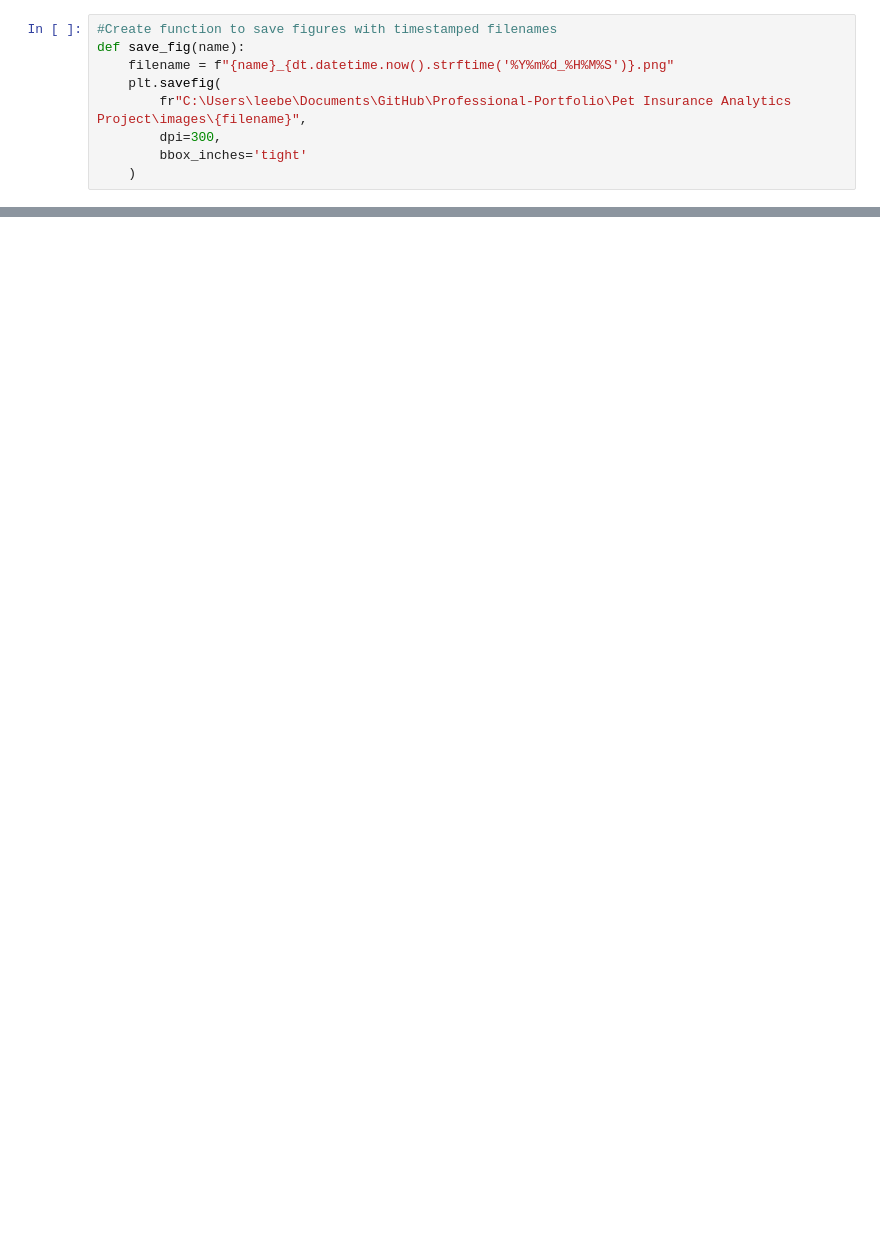
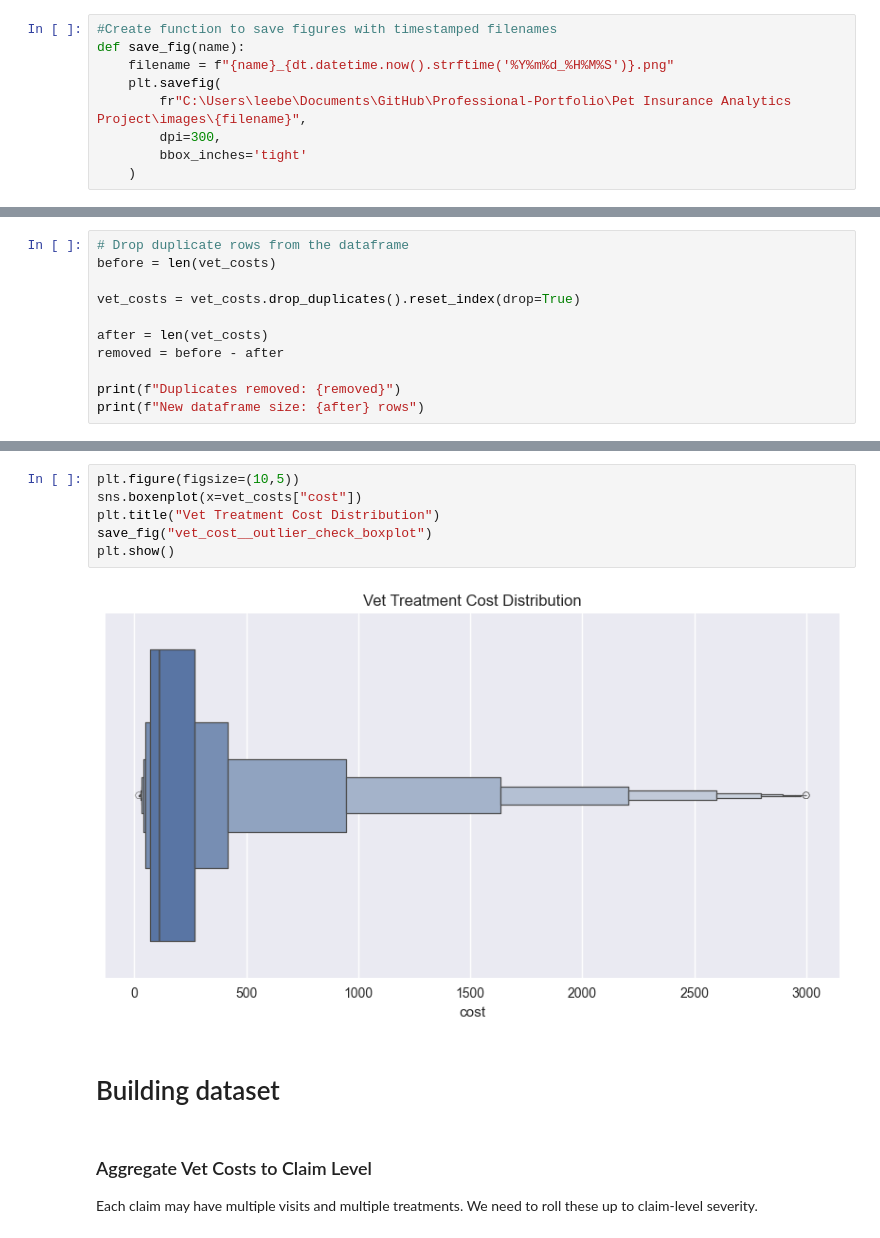
Before and after one commit to lee-grover-92/Professional-Portfolio, a Jupyter notebook: Pet Insurance Analytics Project/notebooks/claims_risk_modelling.ipynb, the cells around one changed output, grey strips where cells are left out. Saved outputs shown, nothing was run; the diff lists cells and outputs as text; blank space fills up the shorter version.

```diff
--- a/Pet Insurance Analytics Project/notebooks/claims_risk_modelling.ipynb
+++ b/Pet Insurance Analytics Project/notebooks/claims_risk_modelling.ipynb
@@ -116,0 +99,11 @@ for name, df in tables.items():
+# %%
+# Drop duplicate rows from the dataframe
+before = len(vet_costs)
+
+vet_costs = vet_costs.drop_duplicates().reset_index(drop=True)
+
+after = len(vet_costs)
+removed = before - after
+
+print(f"Duplicates removed: {removed}")
+print(f"New dataframe size: {after} rows")
@@ -116,0 +212,14 @@ for name, df in tables.items():
+# %%
+plt.figure(figsize=(10,5))
+sns.boxenplot(x=vet_costs["cost"])
+plt.title("Vet Treatment Cost Distribution")
+save_fig("vet_cost__outlier_check_boxplot")
+plt.show()
+# %% [output]
+[figure, added]
+# %% [markdown]
+# Building dataset
+# %% [markdown]
+### Aggregate Vet Costs to Claim Level
+Each claim may have multiple visits and multiple treatments.
+We need to roll these up to claim‑level severity.
```
Also changed, not shown: parts of 66 cells of this notebook, 35 other files.
